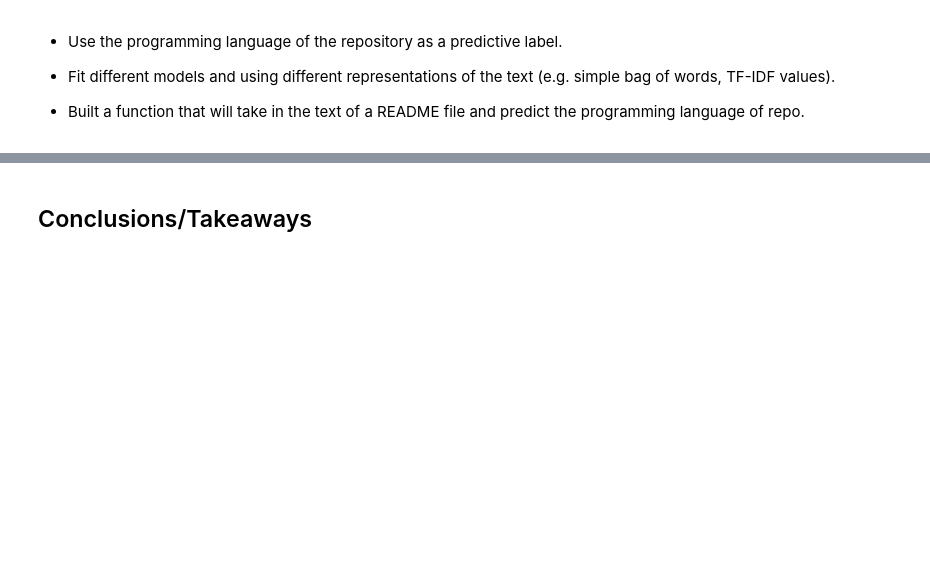
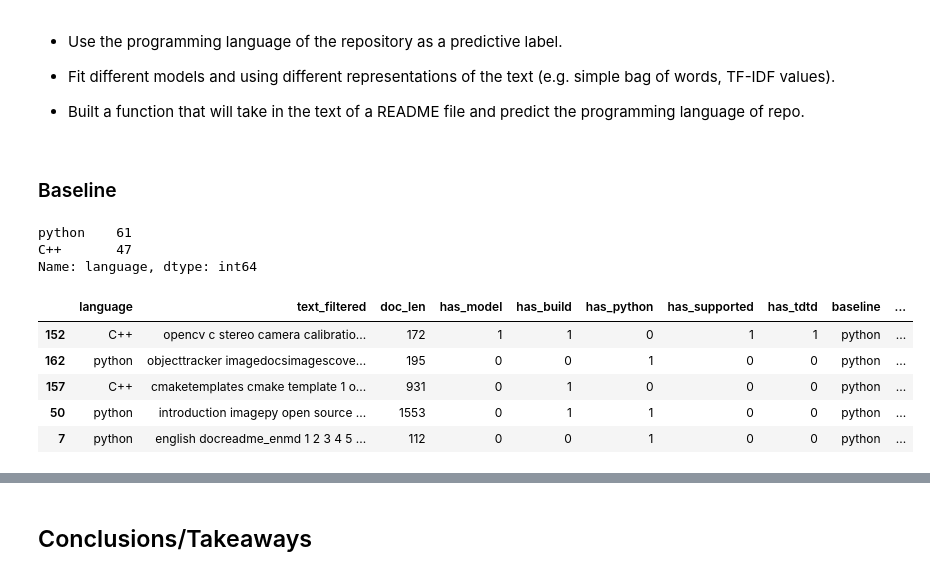
Before and after one commit to Bojado-Mays/OpenCV-NLP-Project, a Jupyter notebook: Final_Report.ipynb, the cells around one changed output, grey strips where cells are left out. Saved outputs shown, nothing was run; the diff lists cells and outputs as text; code cells hidden in the pictures; blank space fills up the shorter version.

```diff
--- a/Final_Report.ipynb
+++ b/Final_Report.ipynb
@@ -872,3 +887,40 @@ Ttest_indResult(statistic=1.1223146477484187, pvalue=0.2642644570021691)
 
 
 - Built a function that will take in the text of a README file and predict the programming language of repo.
+# %%
+# We need to convert all our true false features into 1s and 0s
+train['has_model'] = np.where((train.has_model == True), 1, 0)
+train['has_build'] = np.where((train.has_build == True), 1, 0)
+train['has_python'] = np.where((train.has_python == True), 1, 0)
+train['has_supported'] = np.where((train.has_model == True), 1, 0)
+train['has_tdtd'] = np.where((train.has_model == True), 1, 0)
+
+validate['has_model'] = np.where((validate.has_model == True), 1, 0)
+validate['has_build'] = np.where((validate.has_build == True), 1, 0)
+validate['has_python'] = np.where((validate.has_python == True), 1, 0)
+validate['has_supported'] = np.where((validate.has_model == True), 1, 0)
+validate['has_tdtd'] = np.where((validate.has_model == True), 1, 0)
+
+test['has_model'] = np.where((test.has_model == True), 1, 0)
+test['has_build'] = np.where((test.has_build == True), 1, 0)
+test['has_python'] = np.where((test.has_python == True), 1, 0)
+test['has_supported'] = np.where((test.has_python == True), 1, 0)
+test['has_tdtd'] = np.where((test.has_python == True), 1, 0)
+# %% [markdown]
+### Baseline
+# %%
+train.language.value_counts()
+# %% [output]
+python    61
+C++       47
+Name: language, dtype: int64
+# %%
+train['baseline'] = 'python'
+train.head()
+# %% [output]
+|  | language | text_filtered | doc_len | has_model | has_build | has_python | has_supported | has_tdtd | baseline | ... |
+| 152 | C++ | opencv c stereo camera calibratio... | 172 | 1 | 1 | 0 | 1 | 1 | python | ... |
+| 162 | python | objecttracker imagedocsimagescove... | 195 | 0 | 0 | 1 | 0 | 0 | python | ... |
+| 157 | C++ | cmaketemplates cmake template 1 o... | 931 | 0 | 1 | 0 | 0 | 0 | python | ... |
+| 50 | python | introduction imagepy open source ... | 1553 | 0 | 1 | 1 | 0 | 0 | python | ... |
+| 7 | python | english docreadme_enmd 1 2 3 4 5 ... | 112 | 0 | 0 | 1 | 0 | 0 | python | ... |
```
Also changed, not shown: parts of 84 cells of this notebook.
